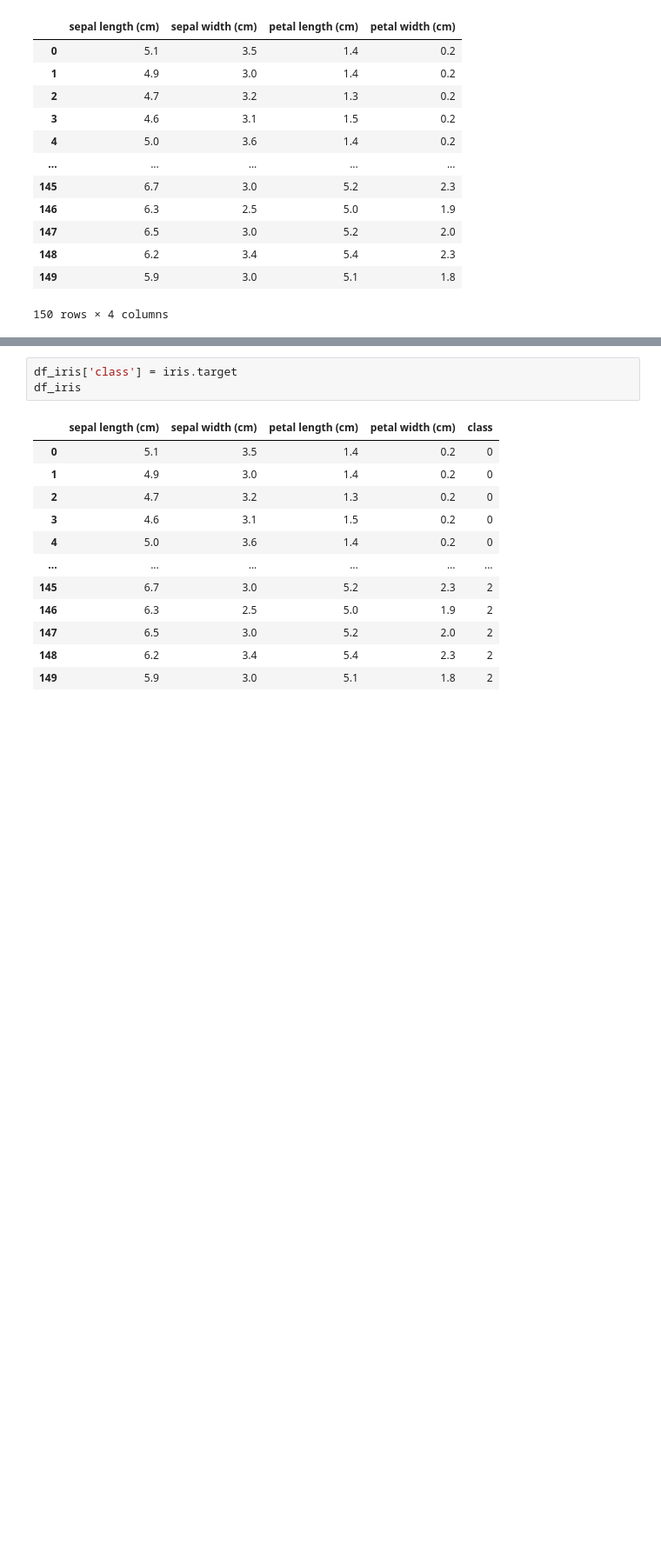
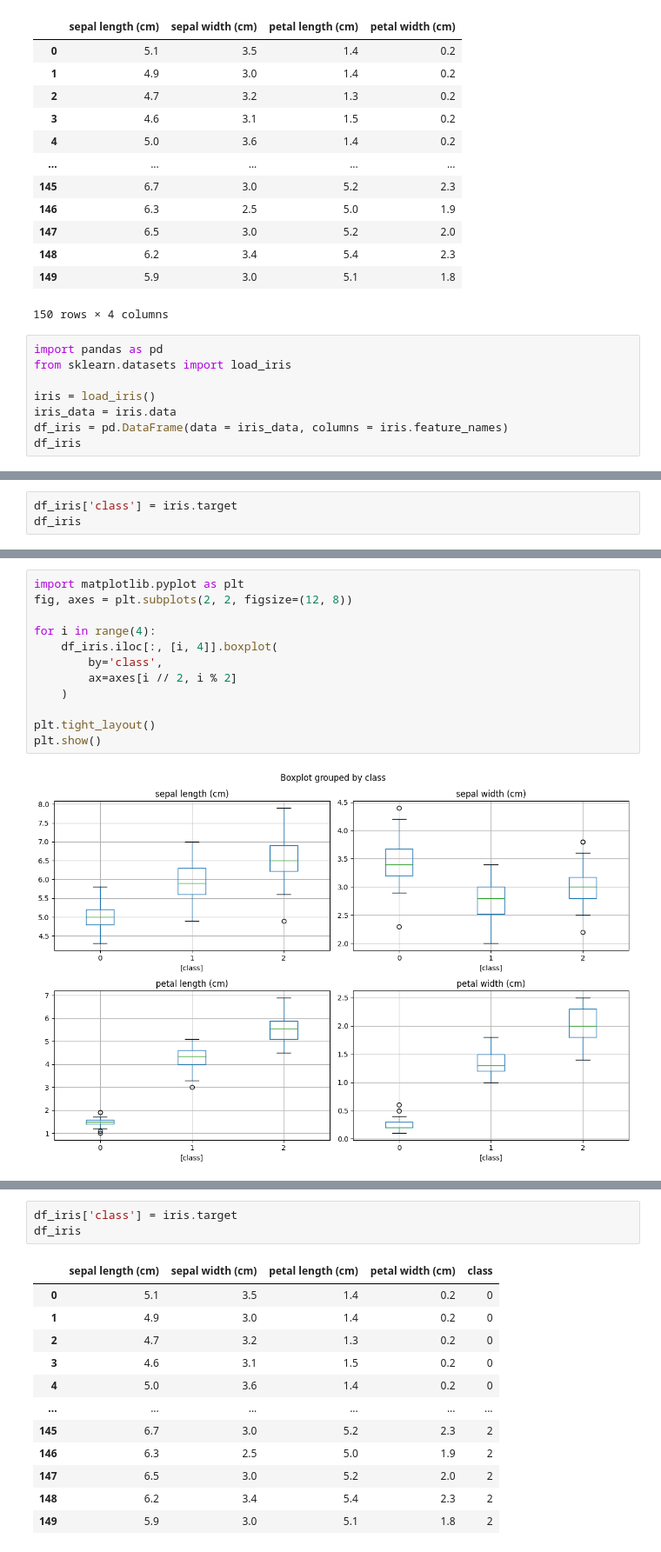
Before and after one commit to A-I-eXplorers/LeeChungHee, a Jupyter notebook: Data_Preprocessing/02.Iris.ipynb, the cells around one changed output, grey strips where cells are left out. Shown at 87% size. Cells and saved outputs as stored; diff of their text form; blank space fills up the shorter version.

```diff
--- a/Data_Preprocessing/02.Iris.ipynb
+++ b/Data_Preprocessing/02.Iris.ipynb
@@ -20,3 +20,11 @@ df_iris
 | 148 | 6.2 | 3.4 | 5.4 | 2.3 |
 | 149 | 5.9 | 3.0 | 5.1 | 1.8 |
 150 rows × 4 columns
+# %%
+import pandas as pd
+from sklearn.datasets import load_iris
+
+iris = load_iris()
+iris_data = iris.data
+df_iris = pd.DataFrame(data = iris_data, columns = iris.feature_names)
+df_iris
@@ -22,0 +45,3 @@ df_iris
+# %%
+df_iris['class'] = iris.target
+df_iris
@@ -22,0 +84,14 @@ df_iris
+# %%
+import matplotlib.pyplot as plt
+fig, axes = plt.subplots(2, 2, figsize=(12, 8))
+
+for i in range(4):
+    df_iris.iloc[:, [i, 4]].boxplot(
+        by='class',
+        ax=axes[i // 2, i % 2]
+    )
+
+plt.tight_layout()
+plt.show()
+# %% [output]
+[figure, added]
```
Also changed, not shown: parts of 7 cells of this notebook, 2 other files.
